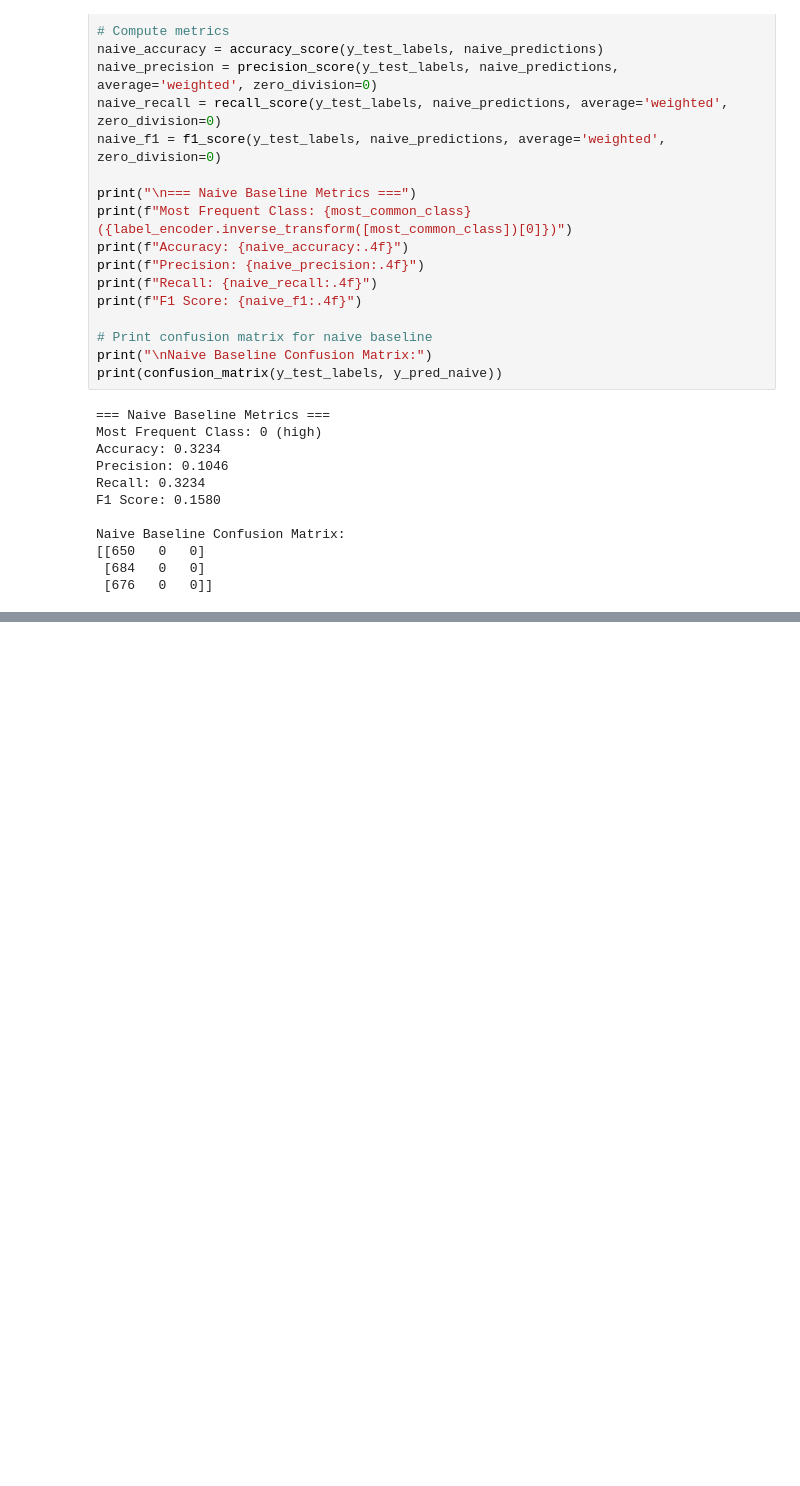
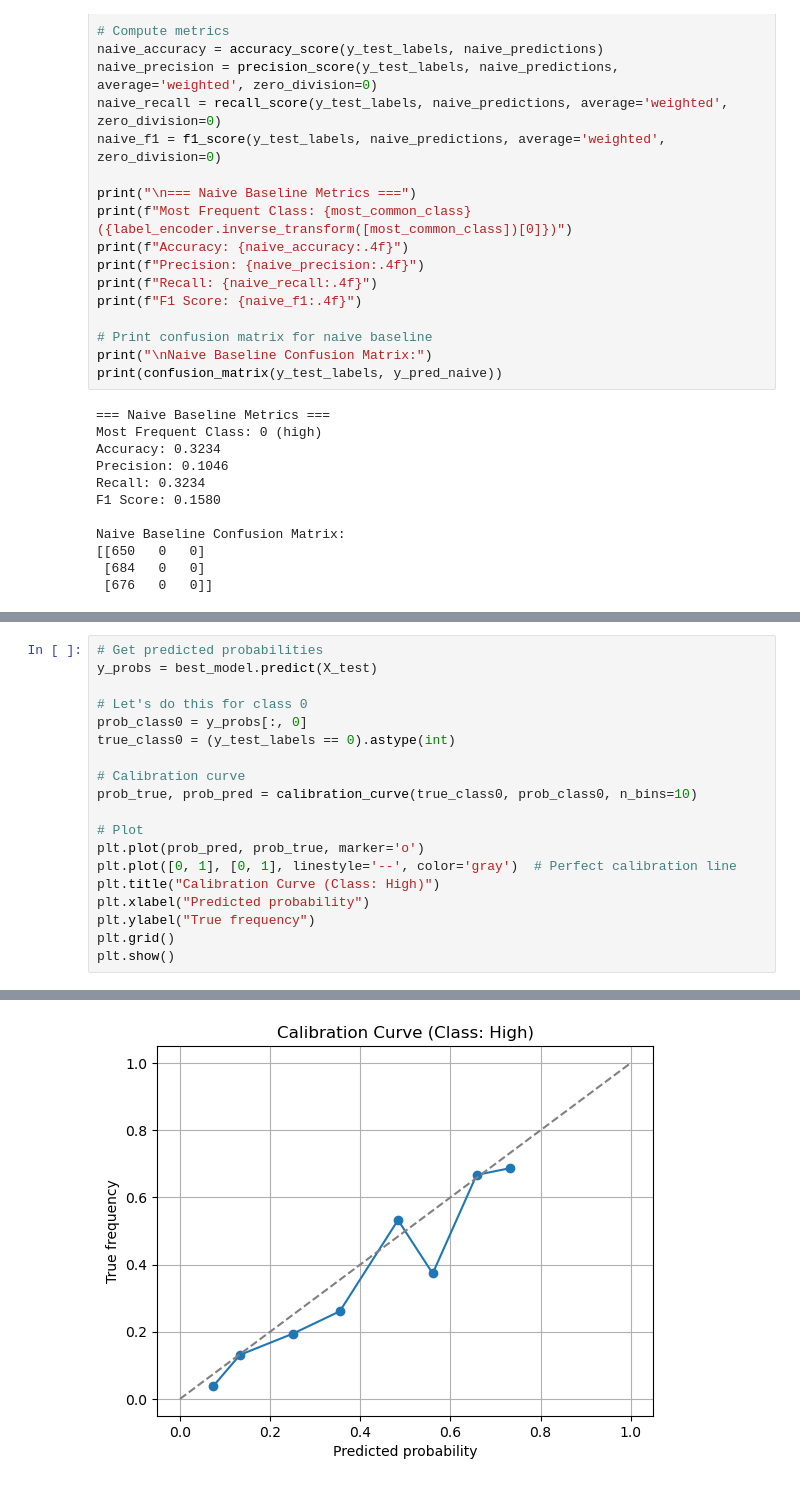
Before and after one commit to greeshmav11/DSW-Project, a Jupyter notebook: DLModel_CategoricalFeatures.ipynb, the cells around one changed output, grey strips where cells are left out. Cells and saved outputs as stored; diff of their text form; blank space fills up the shorter version.

```diff
--- a/DLModel_CategoricalFeatures.ipynb
+++ b/DLModel_CategoricalFeatures.ipynb
@@ -238,0 +291,20 @@ Naive Baseline Confusion Matrix:
+# %%
+# Get predicted probabilities
+y_probs = best_model.predict(X_test)
+
+# Let's do this for class 0
+prob_class0 = y_probs[:, 0]
+true_class0 = (y_test_labels == 0).astype(int)
+
+# Calibration curve
+prob_true, prob_pred = calibration_curve(true_class0, prob_class0, n_bins=10)
+
+# Plot
+plt.plot(prob_pred, prob_true, marker='o')
+plt.plot([0, 1], [0, 1], linestyle='--', color='gray')  # Perfect calibration line
+plt.title("Calibration Curve (Class: High)")
+plt.xlabel("Predicted probability")
+plt.ylabel("True frequency")
+plt.grid()
+plt.show()
+# %% [output]
@@ -238,0 +312 @@ Naive Baseline Confusion Matrix:
+[figure, added]
```
Also changed, not shown: parts of 23 cells of this notebook, 2 other files.
